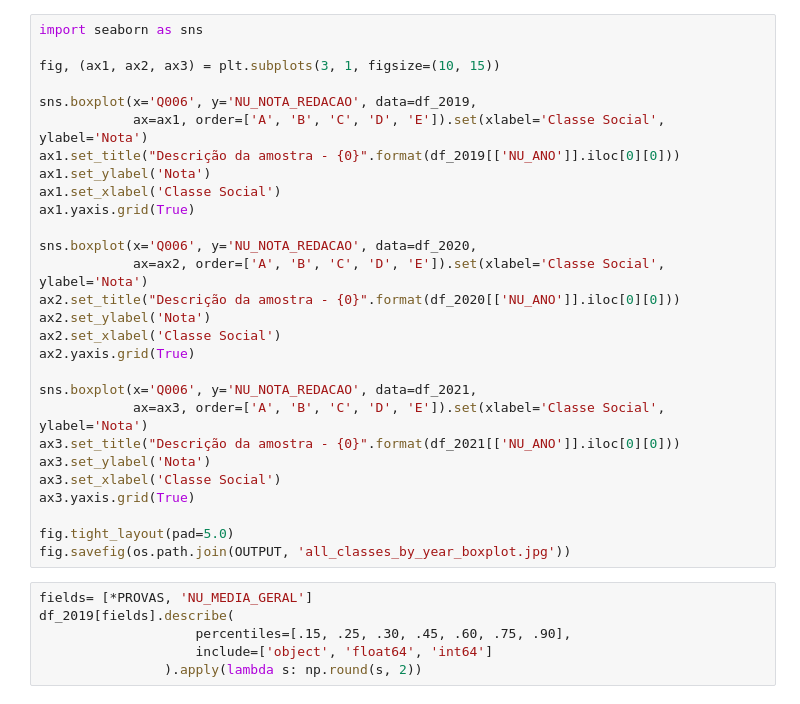
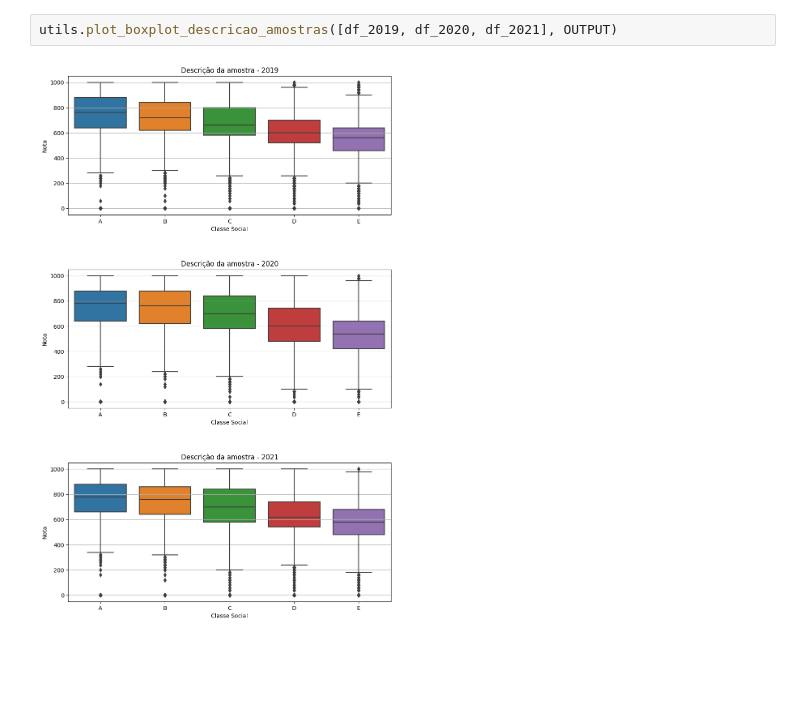
Before and after one commit to Art0r/analise_enem_pandemia, a Jupyter notebook: main.ipynb, the cells around one changed output. Saved outputs shown, nothing was run; the diff lists cells and outputs as text; blank space fills up the shorter version.

```diff
--- a/main.ipynb
+++ b/main.ipynb
@@ -105,34 +220,4 @@ utils.make_analisys_image(df_2021, OUTPUT)
 # %%
-import seaborn as sns
-
-fig, (ax1, ax2, ax3) = plt.subplots(3, 1, figsize=(10, 15))
-
-sns.boxplot(x='Q006', y='NU_NOTA_REDACAO', data=df_2019,
-            ax=ax1, order=['A', 'B', 'C', 'D', 'E']).set(xlabel='Classe Social', ylabel='Nota')
-ax1.set_title("Descrição da amostra - {0}".format(df_2019[['NU_ANO']].iloc[0][0]))
-ax1.set_ylabel('Nota')
-ax1.set_xlabel('Classe Social')
-ax1.yaxis.grid(True)
-
-sns.boxplot(x='Q006', y='NU_NOTA_REDACAO', data=df_2020,
-            ax=ax2, order=['A', 'B', 'C', 'D', 'E']).set(xlabel='Classe Social', ylabel='Nota')
-ax2.set_title("Descrição da amostra - {0}".format(df_2020[['NU_ANO']].iloc[0][0]))
-ax2.set_ylabel('Nota')
-ax2.set_xlabel('Classe Social')
-ax2.yaxis.grid(True)
-
-sns.boxplot(x='Q006', y='NU_NOTA_REDACAO', data=df_2021,
-            ax=ax3, order=['A', 'B', 'C', 'D', 'E']).set(xlabel='Classe Social', ylabel='Nota')
-ax3.set_title("Descrição da amostra - {0}".format(df_2021[['NU_ANO']].iloc[0][0]))
-ax3.set_ylabel('Nota')
-ax3.set_xlabel('Classe Social')
-ax3.yaxis.grid(True)
-
-fig.tight_layout(pad=5.0)
-fig.savefig(os.path.join(OUTPUT, 'all_classes_by_year_boxplot.jpg'))
+utils.plot_boxplot_descricao_amostras([df_2019, df_2020, df_2021], OUTPUT)
+# %% [output]
+[figure, added]
-# %%
-fields= [*PROVAS, 'NU_MEDIA_GERAL']
-df_2019[fields].describe(
-                    percentiles=[.15, .25, .30, .45, .60, .75, .90],
-                    include=['object', 'float64', 'int64']
-                ).apply(lambda s: np.round(s, 2))
```
Also changed, not shown: parts of 11 cells of this notebook, 12 other files.
